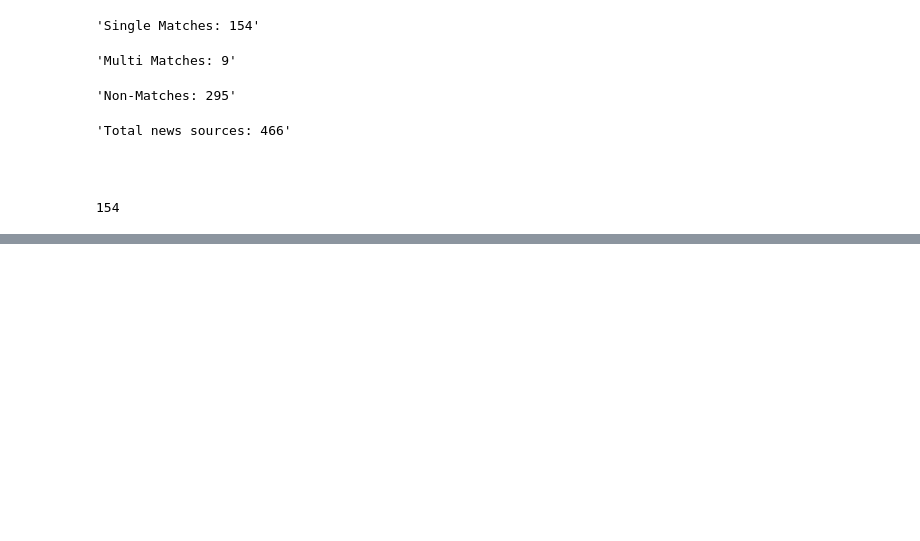
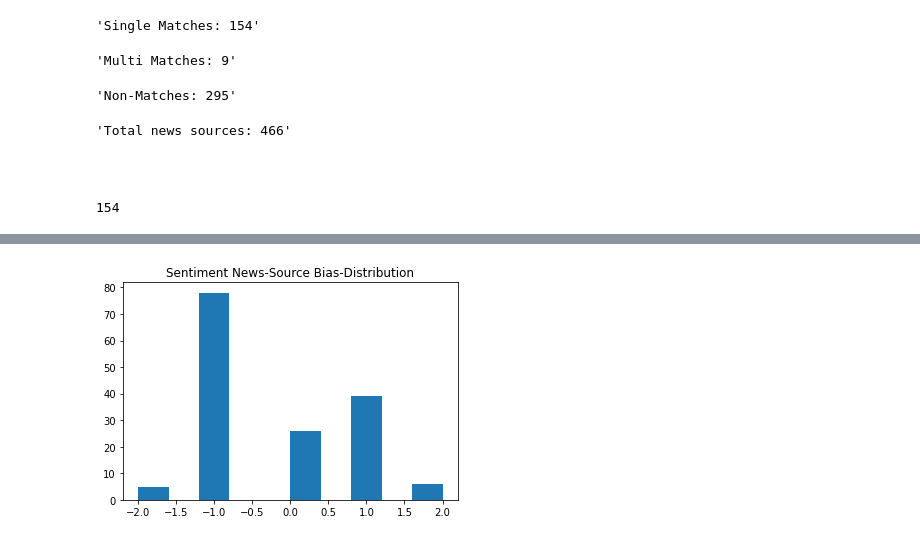
Before and after one commit to griffinwt/Hackathon_March2021, a Jupyter notebook: code/EDA-Brandon/News-AI-Sentiments.ipynb, the cells around one changed output, grey strips where cells are left out. Saved outputs shown, nothing was run; the diff lists cells and outputs as text; code cells hidden in the pictures; blank space fills up the shorter version.

Commit message:
Added 149 bias-scores to news-media csv.

```diff
--- a/code/EDA-Brandon/News-AI-Sentiments.ipynb
+++ b/code/EDA-Brandon/News-AI-Sentiments.ipynb
@@ -458,0 +446,6 @@ non_matches_the;
+# %%
+bias_dict = {}
+for media, score in matches:
+    bias_dict.setdefault(media, score)
+global_news['bias'] = global_news['news'].map(bias_dict)
+global_news
@@ -458,0 +516,3 @@ non_matches_the;
+# %%
+scored_media = global_news[global_news['bias'].notnull()]
+scored_media
@@ -458,0 +533,5 @@ non_matches_the;
+# %%
+plt.hist(scored_media.bias);
+plt.title('Sentiment News-Source Bias-Distribution');
+# %% [output]
+[figure, added]
```
Also changed, not shown: parts of 15 cells of this notebook, 1 other file.
